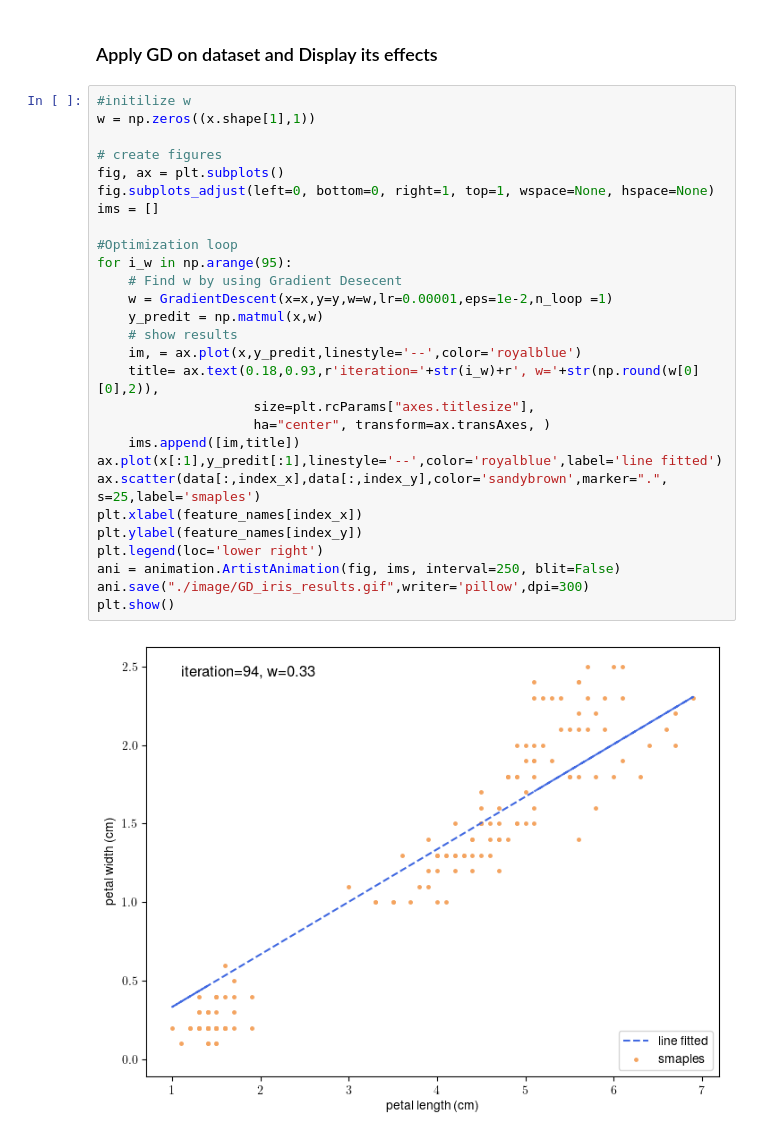
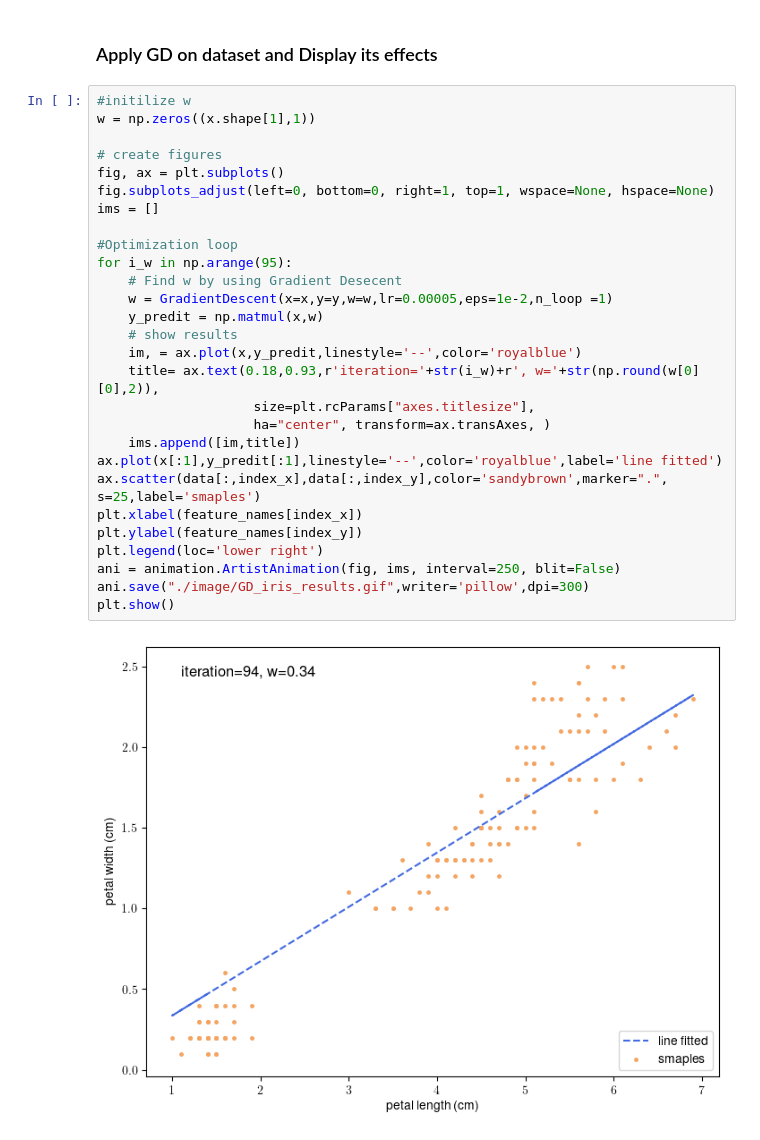
Before and after one commit to zhangerjun/ML-basic-algorithms, a Jupyter notebook: gradient_descent.ipynb, the cells around one changed output. Saved outputs shown, nothing was run; the diff lists cells and outputs as text.

Commit message:
add low lr figure

```diff
--- a/gradient_descent.ipynb
+++ b/gradient_descent.ipynb
@@ -60,30 +60,30 @@ def GradientDescent(x,y,w,lr=0.01,eps=1e-2,n_loop = 10000):
 # %%
 #initilize w
 w = np.zeros((x.shape[1],1))
 
 # create figures
 fig, ax = plt.subplots()
 fig.subplots_adjust(left=0, bottom=0, right=1, top=1, wspace=None, hspace=None)
 ims = []
 
 #Optimization loop
 for i_w in np.arange(95):
     # Find w by using Gradient Desecent
-    w = GradientDescent(x=x,y=y,w=w,lr=0.00001,eps=1e-2,n_loop =1)
+    w = GradientDescent(x=x,y=y,w=w,lr=0.00005,eps=1e-2,n_loop =1)
     y_predit = np.matmul(x,w)
     # show results
     im, = ax.plot(x,y_predit,linestyle='--',color='royalblue')
     title= ax.text(0.18,0.93,r'iteration='+str(i_w)+r', w='+str(np.round(w[0][0],2)),
                     size=plt.rcParams["axes.titlesize"],
                     ha="center", transform=ax.transAxes, )
     ims.append([im,title])
 ax.plot(x[:1],y_predit[:1],linestyle='--',color='royalblue',label='line fitted')
 ax.scatter(data[:,index_x],data[:,index_y],color='sandybrown',marker=".", s=25,label='smaples')
 plt.xlabel(feature_names[index_x])
 plt.ylabel(feature_names[index_y])
 plt.legend(loc='lower right')
 ani = animation.ArtistAnimation(fig, ims, interval=250, blit=False)
 ani.save("./image/GD_iris_results.gif",writer='pillow',dpi=300)
 plt.show()
 # %% [output]
-[figure, old version]
+[figure, new version]
```
Also changed, not shown: 3 other files.
